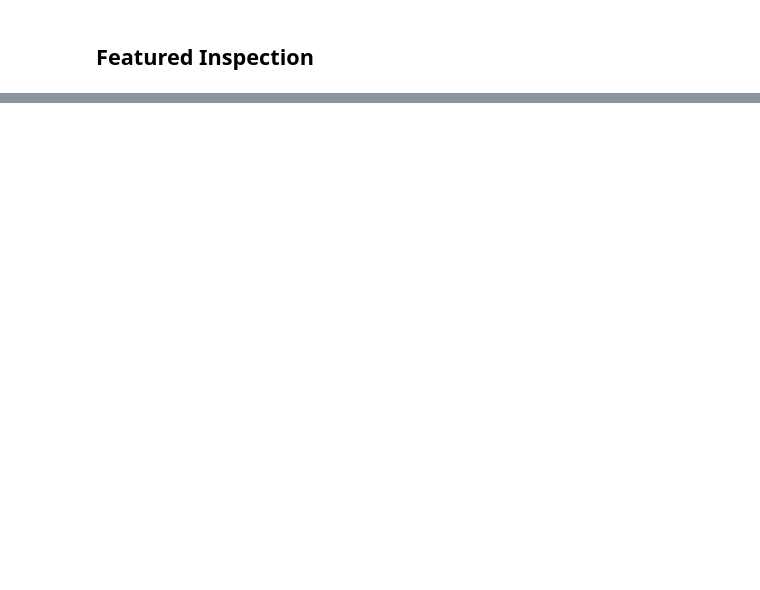
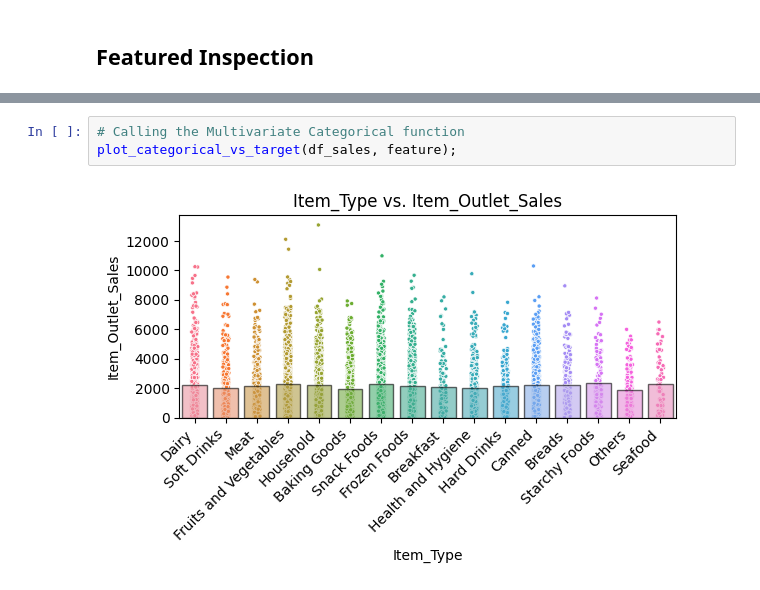
Before and after one commit to GabrielleYa/Prediction-of-Product-Sales, a Jupyter notebook: Prediction_of_Product_Sales.ipynb, the cells around one changed output, grey strips where cells are left out. Drawn from its saved outputs; the diff is of its cells as text; blank space fills up the shorter version.

```diff
--- a/Prediction_of_Product_Sales.ipynb
+++ b/Prediction_of_Product_Sales.ipynb
@@ -606,0 +857,5 @@ Text(0.5, 1.0, 'Correlation between Features')
+# %%
+# Calling the Multivariate Categorical function
+plot_categorical_vs_target(df_sales, feature);
+# %% [output]
+[figure, added]
```
Also changed, not shown: parts of 76 cells of this notebook.
